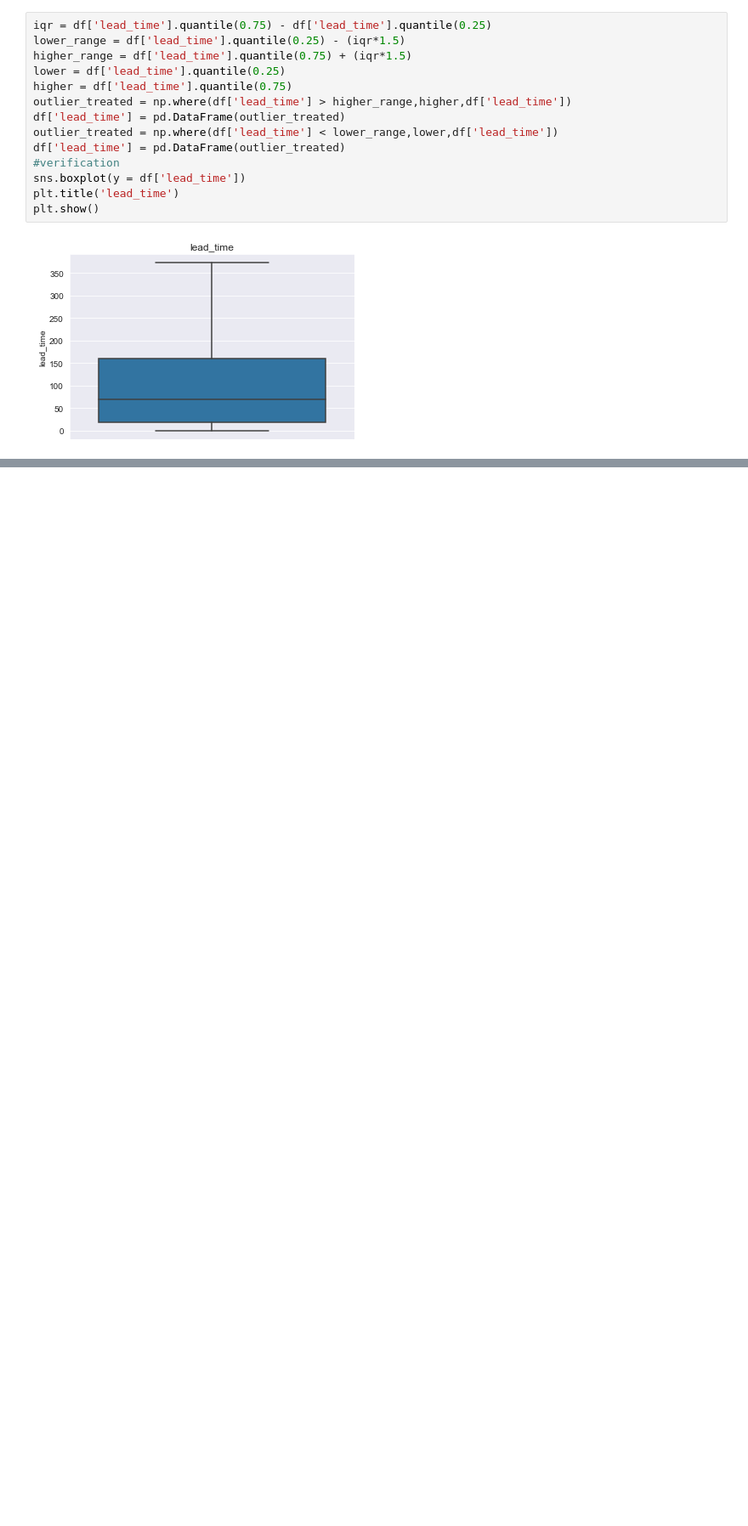
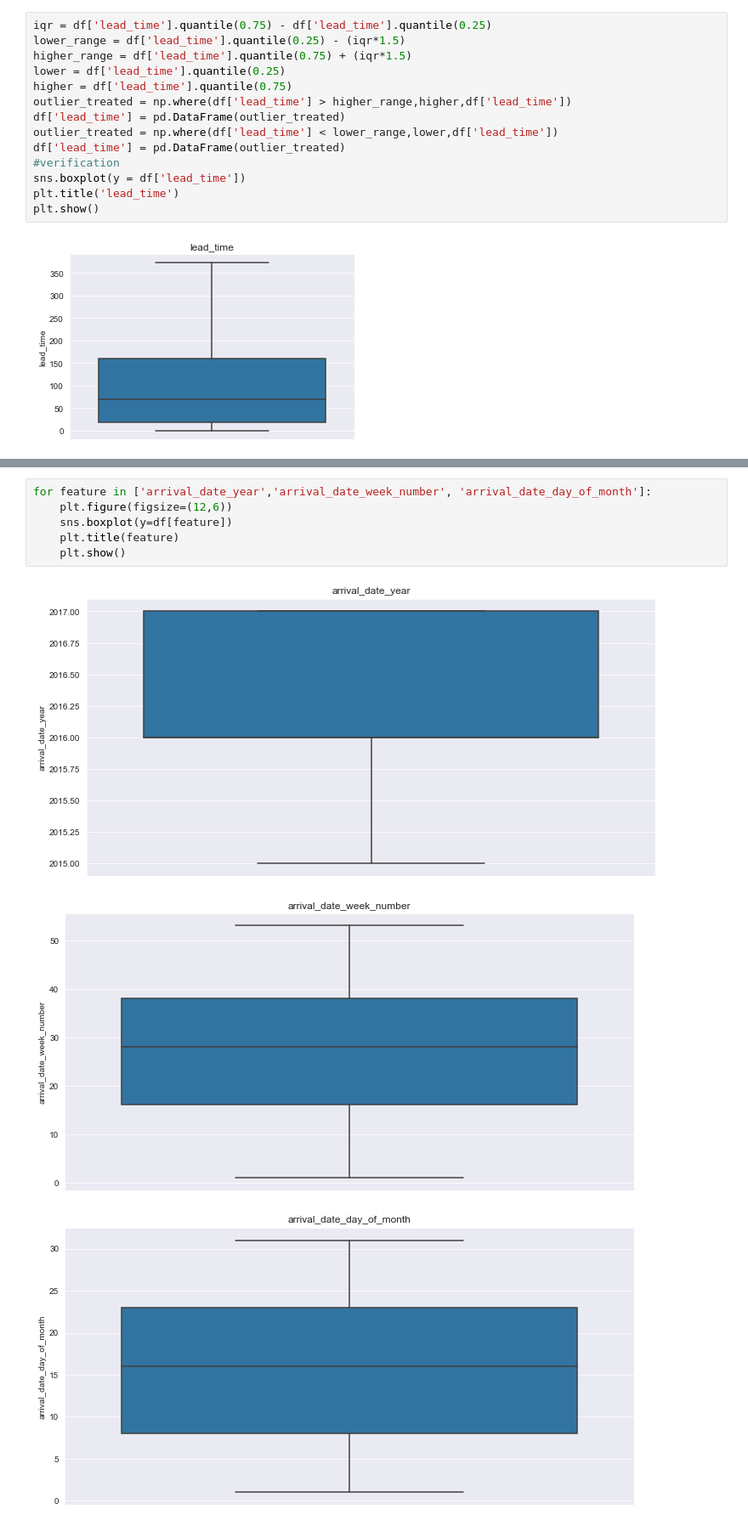
Before and after one commit to Hemanthhm222/Exploratory-data-analysis, a Jupyter notebook: EDA Hotel Booking.ipynb, the cells around one changed output, grey strips where cells are left out. Shown at 85% size. Cells and saved outputs as stored; diff of their text form; blank space fills up the shorter version.

```diff
--- a/EDA Hotel Booking.ipynb
+++ b/EDA Hotel Booking.ipynb
@@ -147,0 +172,10 @@ plt.show()
+# %%
+for feature in ['arrival_date_year','arrival_date_week_number', 'arrival_date_day_of_month']:
+    plt.figure(figsize=(12,6))
+    sns.boxplot(y=df[feature])
+    plt.title(feature)
+    plt.show()
+# %% [output]
+[figure, added]
+[figure, added]
+[figure, added]
```
Also changed, not shown: parts of 14 cells of this notebook.
